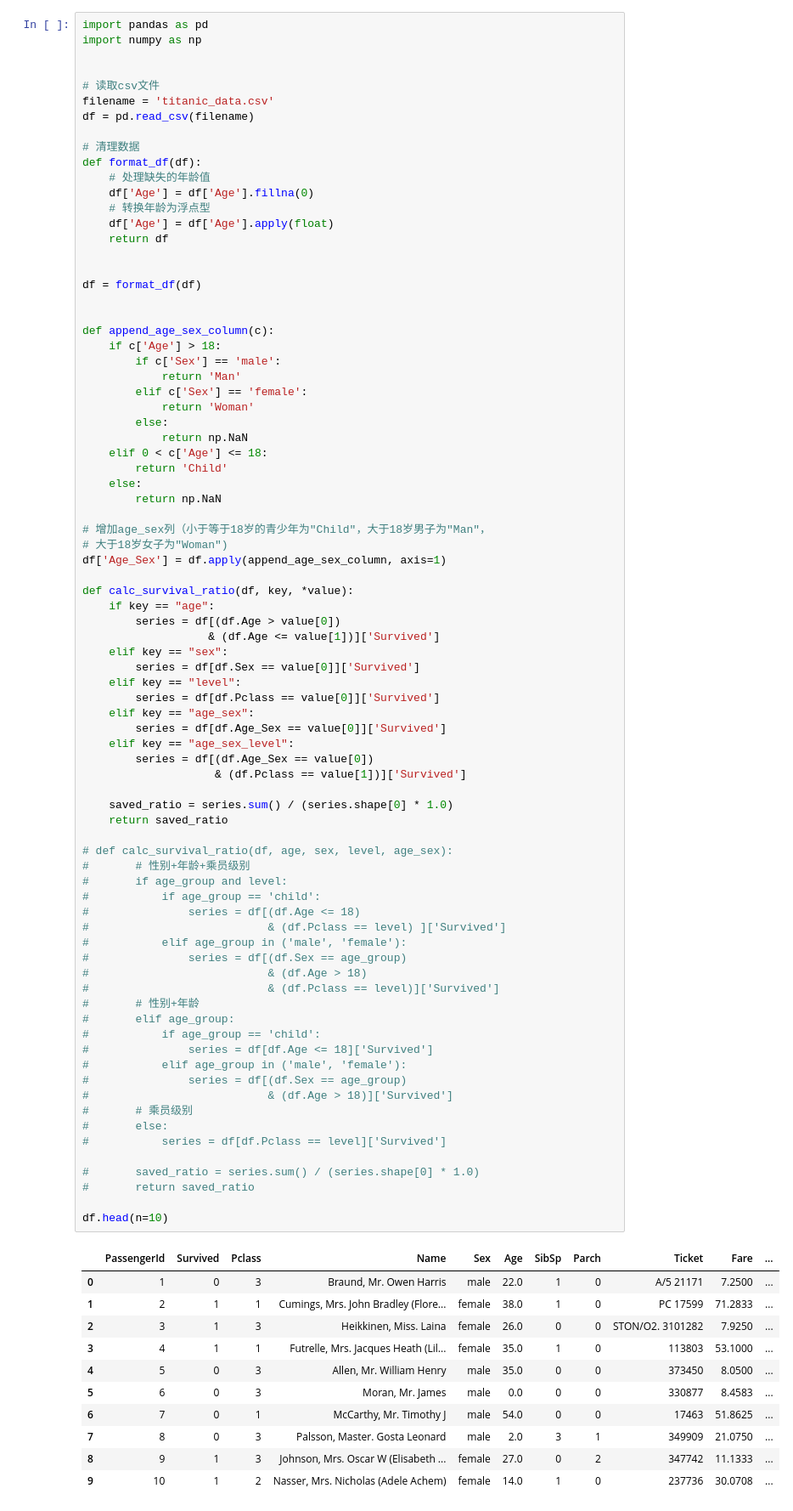
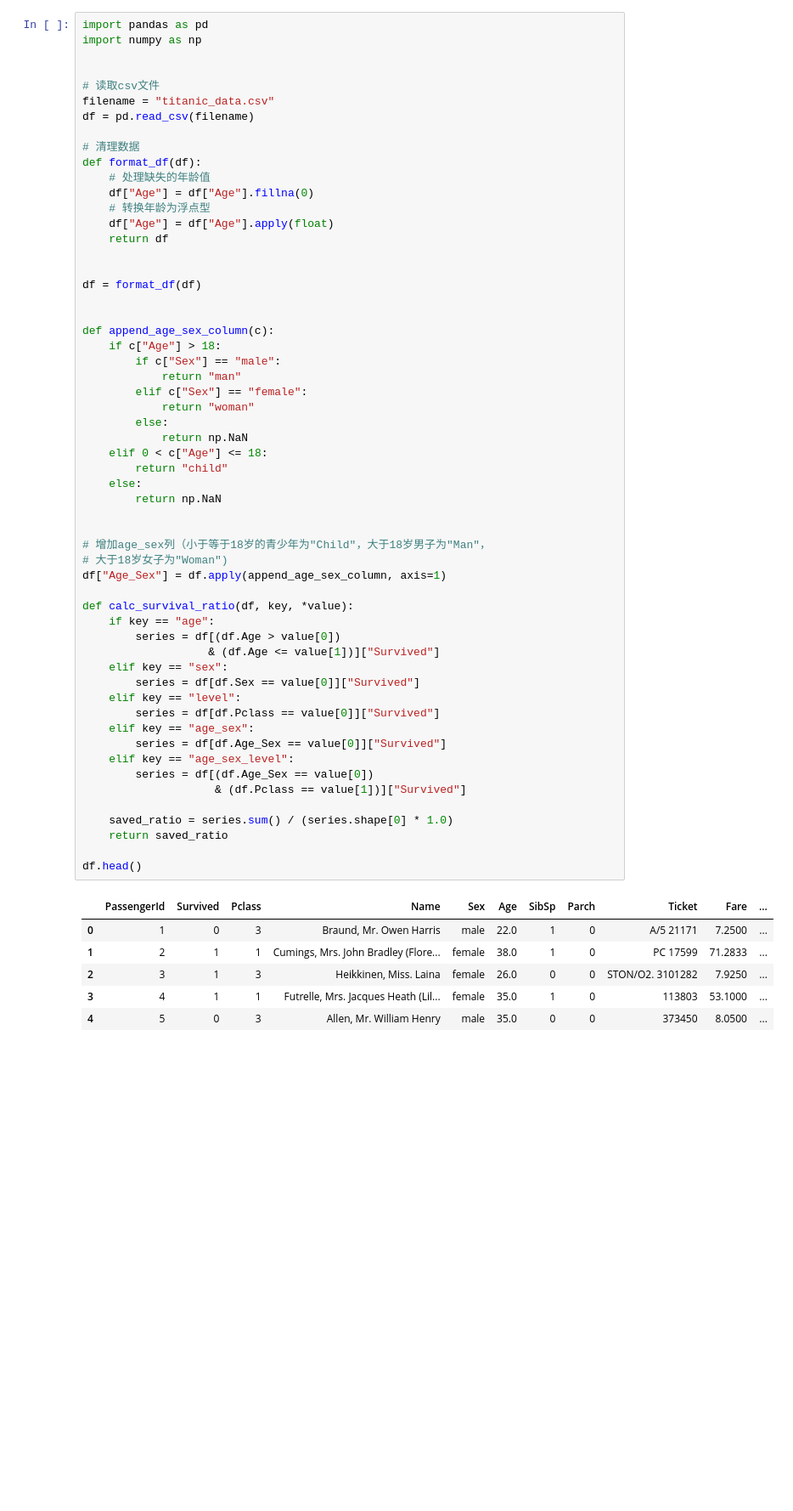
Before and after one commit to yummybian/data-analysis, a Jupyter notebook: P2/titanic_analysis.ipynb, the cells around one changed output. Shown at 85% size. Cells and saved outputs as stored; diff of their text form; blank space fills up the shorter version.

```diff
--- a/P2/titanic_analysis.ipynb
+++ b/P2/titanic_analysis.ipynb
@@ -14,15 +14,15 @@ import numpy as np
 
 
 # 读取csv文件
-filename = 'titanic_data.csv'
+filename = "titanic_data.csv"
 df = pd.read_csv(filename)
 
 # 清理数据
 def format_df(df):
     # 处理缺失的年龄值
-    df['Age'] = df['Age'].fillna(0)
+    df["Age"] = df["Age"].fillna(0)
     # 转换年龄为浮点型
-    df['Age'] = df['Age'].apply(float)
+    df["Age"] = df["Age"].apply(float)
     return df
 
 
@@ -30,75 +30,47 @@ df = format_df(df)
 
 
 def append_age_sex_column(c):
-    if c['Age'] > 18:
-        if c['Sex'] == 'male':
-            return 'Man'
-        elif c['Sex'] == 'female':
-            return 'Woman'
+    if c["Age"] > 18:
+        if c["Sex"] == "male":
+            return "man"
+        elif c["Sex"] == "female":
+            return "woman"
         else:
             return np.NaN
-    elif 0 < c['Age'] <= 18:
-        return 'Child'
+    elif 0 < c["Age"] <= 18:
+        return "child"
     else:
         return np.NaN
 
+
 # 增加age_sex列（小于等于18岁的青少年为"Child"，大于18岁男子为"Man"，
 # 大于18岁女子为"Woman")
-df['Age_Sex'] = df.apply(append_age_sex_column, axis=1)
+df["Age_Sex"] = df.apply(append_age_sex_column, axis=1)
 
 def calc_survival_ratio(df, key, *value):
     if key == "age":
         series = df[(df.Age > value[0])
-                   & (df.Age <= value[1])]['Survived']
+                   & (df.Age <= value[1])]["Survived"]
     elif key == "sex":
-        series = df[df.Sex == value[0]]['Survived']
+        series = df[df.Sex == value[0]]["Survived"]
     elif key == "level":
-        series = df[df.Pclass == value[0]]['Survived']
+        series = df[df.Pclass == value[0]]["Survived"]
     elif key == "age_sex":
-        series = df[df.Age_Sex == value[0]]['Survived']
+        series = df[df.Age_Sex == value[0]]["Survived"]
     elif key == "age_sex_level":
         series = df[(df.Age_Sex == value[0])
-                    & (df.Pclass == value[1])]['Survived']
+                    & (df.Pclass == value[1])]["Survived"]
 
     saved_ratio = series.sum() / (series.shape[0] * 1.0)
     return saved_ratio
 
-# def calc_survival_ratio(df, age, sex, level, age_sex):
-#       # 性别+年龄+乘员级别
-#       if age_group and level:
-#           if age_group == 'child':
-#               series = df[(df.Age <= 18)
-#                           & (df.Pclass == level) ]['Survived']
-#           elif age_group in ('male', 'female'):
-#               series = df[(df.Sex == age_group)
-#                           & (df.Age > 18)
-#                           & (df.Pclass == level)]['Survived']
-#       # 性别+年龄
-#       elif age_group:
-#           if age_group == 'child':
-#               series = df[df.Age <= 18]['Survived']
-#           elif age_group in ('male', 'female'):
-#               series = df[(df.Sex == age_group)
-#                           & (df.Age > 18)]['Survived']
-#       # 乘员级别
-#       else:
-#           series = df[df.Pclass == level]['Survived']
-
-#       saved_ratio = series.sum() / (series.shape[0] * 1.0)
-#       return saved_ratio
-
-df.head(n=10)
+df.head()
 # %% [output]
 |  | PassengerId | Survived | Pclass | Name | Sex | Age | SibSp | Parch | Ticket | Fare | ... |
 | 0 | 1 | 0 | 3 | Braund, Mr. Owen Harris | male | 22.0 | 1 | 0 | A/5 21171 | 7.2500 | ... |
 | 1 | 2 | 1 | 1 | Cumings, Mrs. John Bradley (Flore... | female | 38.0 | 1 | 0 | PC 17599 | 71.2833 | ... |
 | 2 | 3 | 1 | 3 | Heikkinen, Miss. Laina | female | 26.0 | 0 | 0 | STON/O2. 3101282 | 7.9250 | ... |
 | 3 | 4 | 1 | 1 | Futrelle, Mrs. Jacques Heath (Lil... | female | 35.0 | 1 | 0 | 113803 | 53.1000 | ... |
 | 4 | 5 | 0 | 3 | Allen, Mr. William Henry | male | 35.0 | 0 | 0 | 373450 | 8.0500 | ... |
-| 5 | 6 | 0 | 3 | Moran, Mr. James | male | 0.0 | 0 | 0 | 330877 | 8.4583 | ... |
-| 6 | 7 | 0 | 1 | McCarthy, Mr. Timothy J | male | 54.0 | 0 | 0 | 17463 | 51.8625 | ... |
-| 7 | 8 | 0 | 3 | Palsson, Master. Gosta Leonard | male | 2.0 | 3 | 1 | 349909 | 21.0750 | ... |
-| 8 | 9 | 1 | 3 | Johnson, Mrs. Oscar W (Elisabeth ... | female | 27.0 | 0 | 2 | 347742 | 11.1333 | ... |
-| 9 | 10 | 1 | 2 | Nasser, Mrs. Nicholas (Adele Achem) | female | 14.0 | 1 | 0 | 237736 | 30.0708 | ... |
 # %% [markdown]
 ## 3. 分析数据
```
Also changed, not shown: parts of 11 cells of this notebook.
